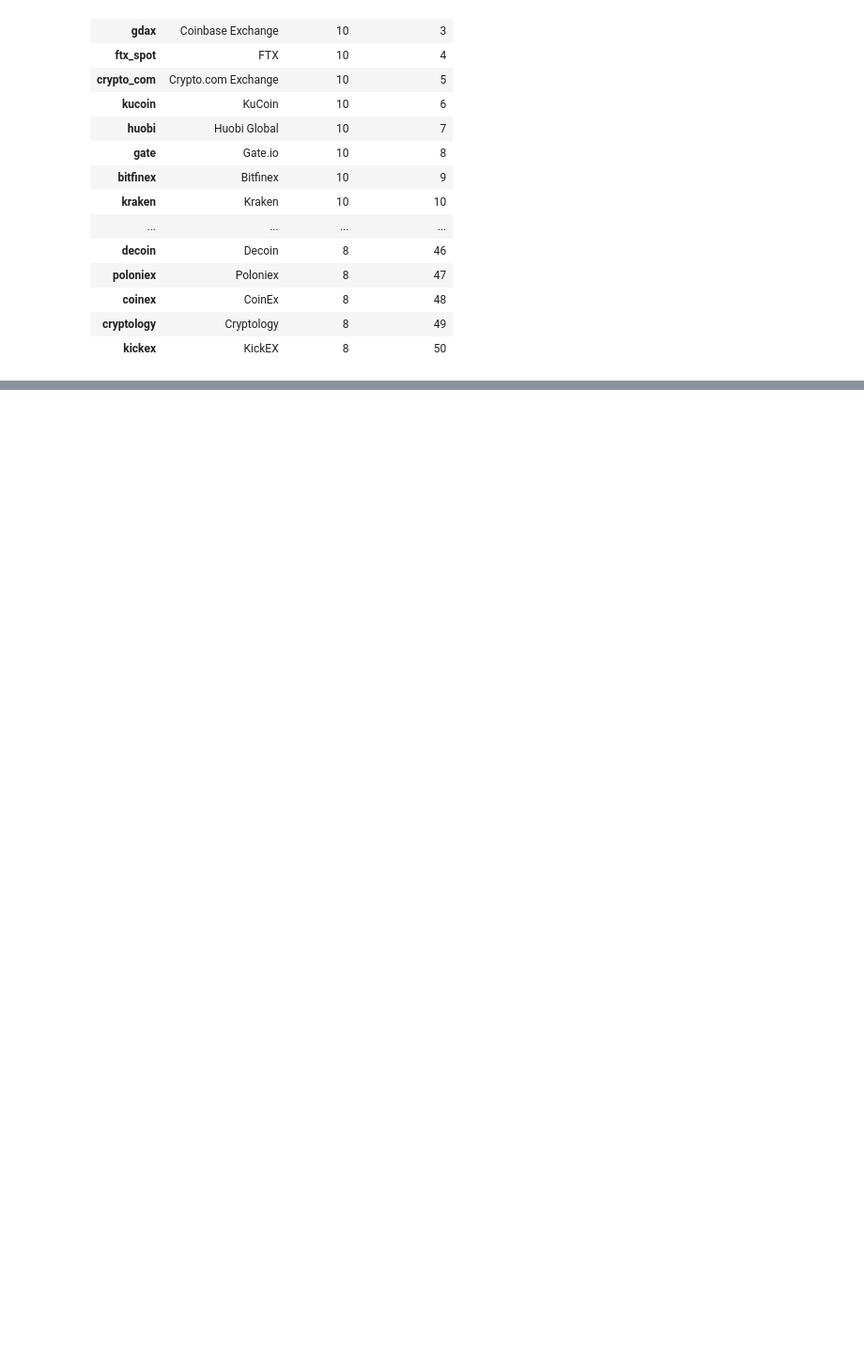
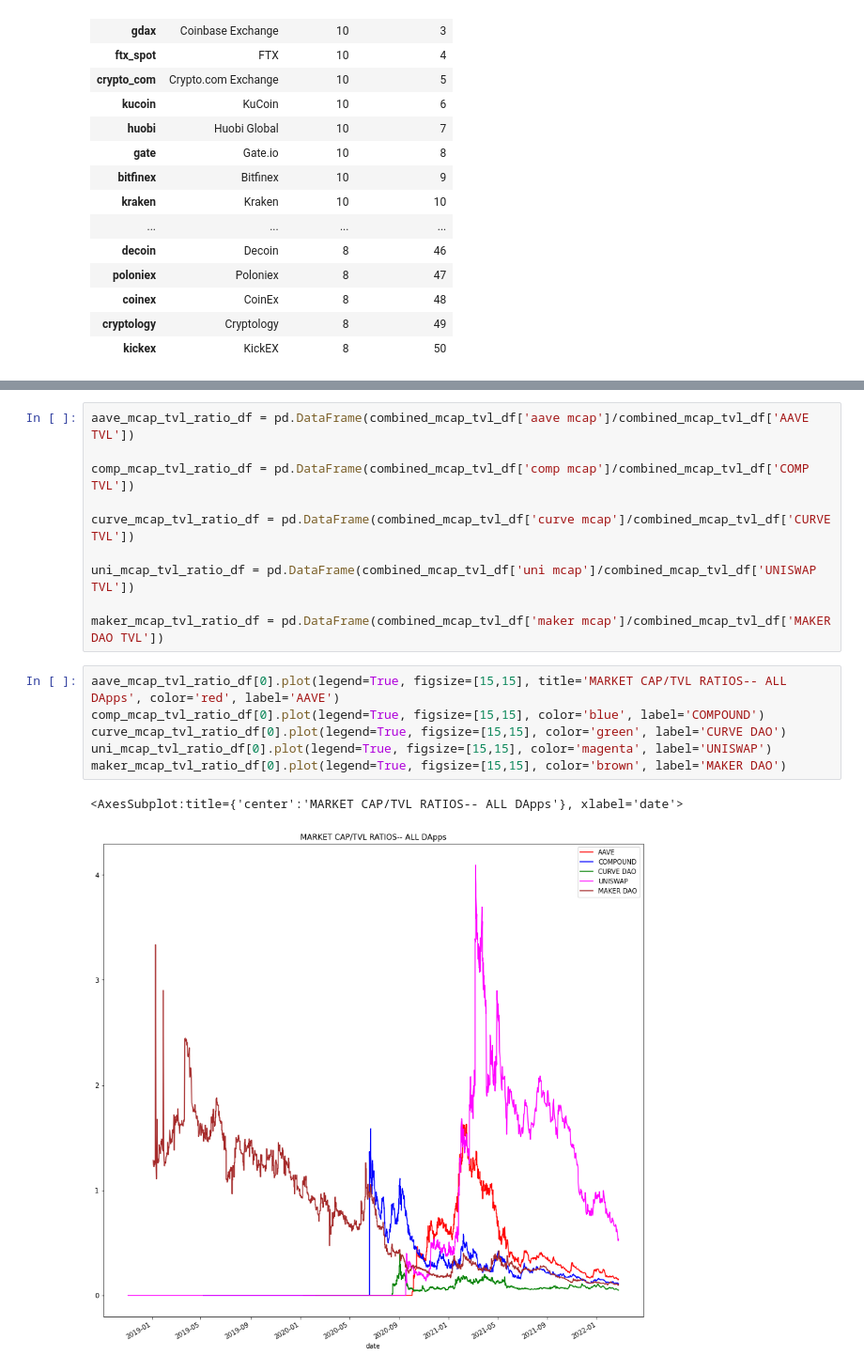
Before and after one commit to timtennyson/Defi-DApps-Investment-Analyzer, a Jupyter notebook: dataframe.ipynb, the cells around one changed output, grey strips where cells are left out. Shown at 94% size. Cells and saved outputs as stored; diff of their text form; blank space fills up the shorter version.

```diff
--- a/dataframe.ipynb
+++ b/dataframe.ipynb
@@ -427,0 +405,19 @@ combined_mcap_tvl_df.tail()
+# %%
+aave_mcap_tvl_ratio_df = pd.DataFrame(combined_mcap_tvl_df['aave mcap']/combined_mcap_tvl_df['AAVE TVL'])
+
+comp_mcap_tvl_ratio_df = pd.DataFrame(combined_mcap_tvl_df['comp mcap']/combined_mcap_tvl_df['COMP TVL'])
+
+curve_mcap_tvl_ratio_df = pd.DataFrame(combined_mcap_tvl_df['curve mcap']/combined_mcap_tvl_df['CURVE TVL'])
+
+uni_mcap_tvl_ratio_df = pd.DataFrame(combined_mcap_tvl_df['uni mcap']/combined_mcap_tvl_df['UNISWAP TVL'])
+
+maker_mcap_tvl_ratio_df = pd.DataFrame(combined_mcap_tvl_df['maker mcap']/combined_mcap_tvl_df['MAKER DAO TVL'])
+# %%
+aave_mcap_tvl_ratio_df[0].plot(legend=True, figsize=[15,15], title='MARKET CAP/TVL RATIOS-- ALL DApps', color='red', label='AAVE')
+comp_mcap_tvl_ratio_df[0].plot(legend=True, figsize=[15,15], color='blue', label='COMPOUND')
+curve_mcap_tvl_ratio_df[0].plot(legend=True, figsize=[15,15], color='green', label='CURVE DAO')
+uni_mcap_tvl_ratio_df[0].plot(legend=True, figsize=[15,15], color='magenta', label='UNISWAP')
+maker_mcap_tvl_ratio_df[0].plot(legend=True, figsize=[15,15], color='brown', label='MAKER DAO')
+# %% [output]
+<AxesSubplot:title={'center':'MARKET CAP/TVL RATIOS-- ALL DApps'}, xlabel='date'>
+[figure, added]
```
Also changed, not shown: parts of 10 cells of this notebook.
